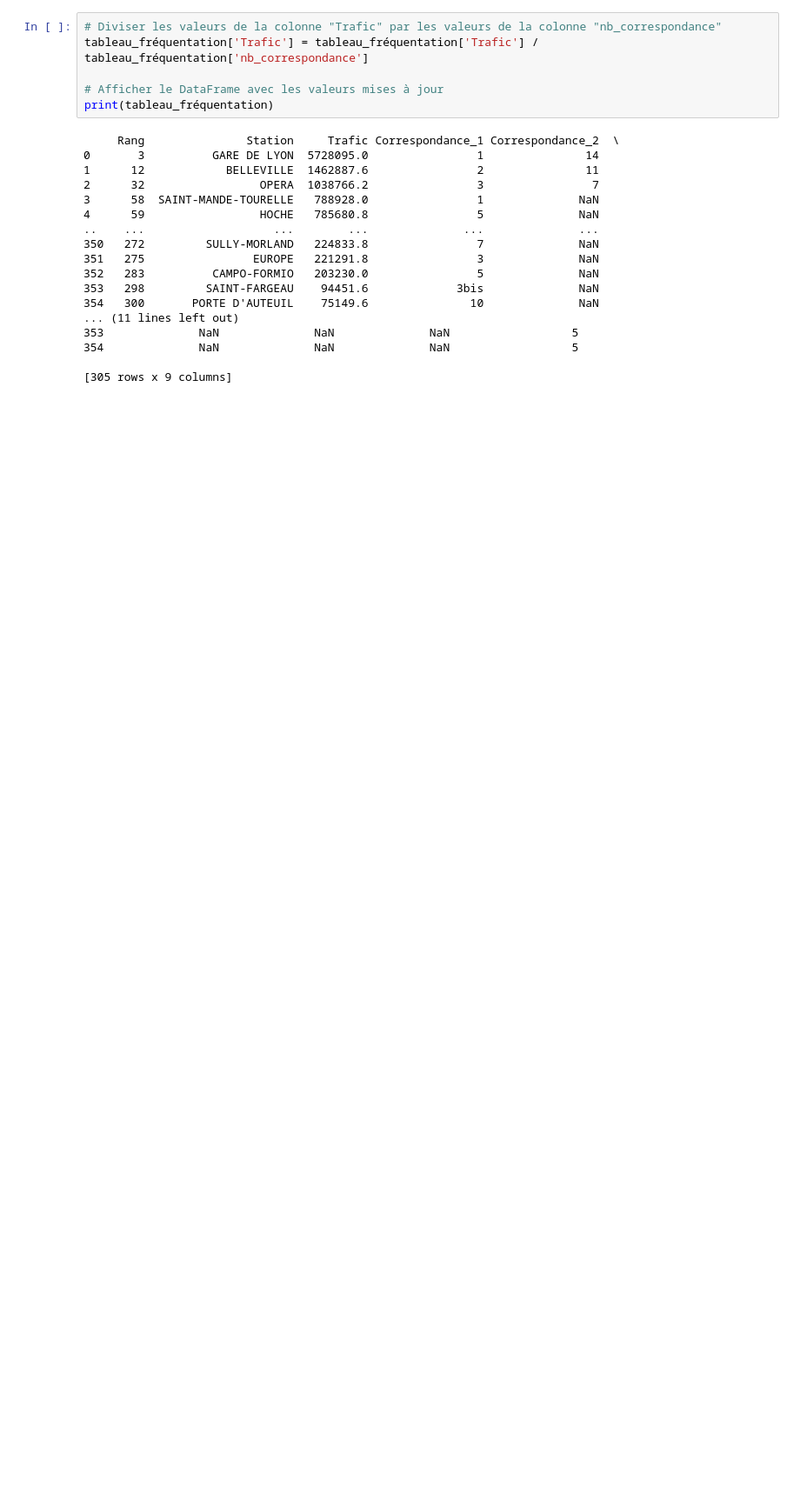
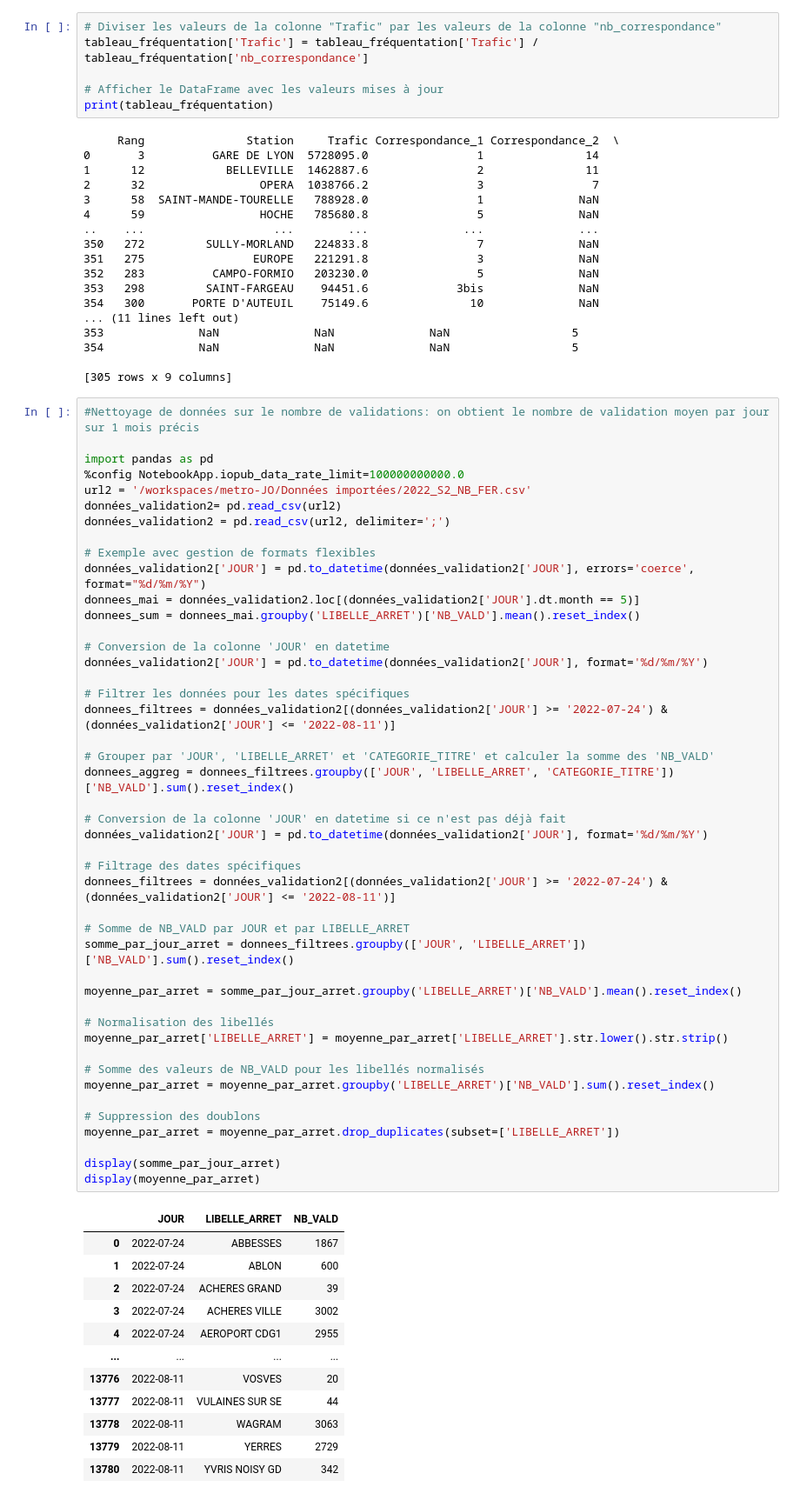
Before and after one commit to sarahthoumyre/metro-JO, a Jupyter notebook: Fréquentation_metro.ipynb, the cells around one changed output. Shown at 87% size. Saved outputs shown, nothing was run; the diff lists cells and outputs as text; blank space fills up the shorter version.

```diff
--- a/Fréquentation_metro.ipynb
+++ b/Fréquentation_metro.ipynb
@@ -176,3 +176,61 @@ print(tableau_fréquentation)
 354              NaN              NaN              NaN                  5
 
 [305 rows x 9 columns]
+# %%
+#Nettoyage de données sur le nombre de validations: on obtient le nombre de validation moyen par jour sur 1 mois précis
+
+import pandas as pd
+%config NotebookApp.iopub_data_rate_limit=100000000000.0
+url2 = '/workspaces/metro-JO/Données importées/2022_S2_NB_FER.csv'
+données_validation2= pd.read_csv(url2)
+données_validation2 = pd.read_csv(url2, delimiter=';')
+
+# Exemple avec gestion de formats flexibles
+données_validation2['JOUR'] = pd.to_datetime(données_validation2['JOUR'], errors='coerce', format="%d/%m/%Y")
+donnees_mai = données_validation2.loc[(données_validation2['JOUR'].dt.month == 5)]
+donnees_sum = donnees_mai.groupby('LIBELLE_ARRET')['NB_VALD'].mean().reset_index()
+
+# Conversion de la colonne 'JOUR' en datetime
+données_validation2['JOUR'] = pd.to_datetime(données_validation2['JOUR'], format='%d/%m/%Y')
+
+# Filtrer les données pour les dates spécifiques
+donnees_filtrees = données_validation2[(données_validation2['JOUR'] >= '2022-07-24') & (données_validation2['JOUR'] <= '2022-08-11')]
+
+# Grouper par 'JOUR', 'LIBELLE_ARRET' et 'CATEGORIE_TITRE' et calculer la somme des 'NB_VALD'
+donnees_aggreg = donnees_filtrees.groupby(['JOUR', 'LIBELLE_ARRET', 'CATEGORIE_TITRE'])['NB_VALD'].sum().reset_index()
+
+# Conversion de la colonne 'JOUR' en datetime si ce n'est pas déjà fait
+données_validation2['JOUR'] = pd.to_datetime(données_validation2['JOUR'], format='%d/%m/%Y')
+
+# Filtrage des dates spécifiques
+donnees_filtrees = données_validation2[(données_validation2['JOUR'] >= '2022-07-24') & (données_validation2['JOUR'] <= '2022-08-11')]
+
+# Somme de NB_VALD par JOUR et par LIBELLE_ARRET
+somme_par_jour_arret = donnees_filtrees.groupby(['JOUR', 'LIBELLE_ARRET'])['NB_VALD'].sum().reset_index()
+
+moyenne_par_arret = somme_par_jour_arret.groupby('LIBELLE_ARRET')['NB_VALD'].mean().reset_index()
+
+# Normalisation des libellés
+moyenne_par_arret['LIBELLE_ARRET'] = moyenne_par_arret['LIBELLE_ARRET'].str.lower().str.strip()
+
+# Somme des valeurs de NB_VALD pour les libellés normalisés
+moyenne_par_arret = moyenne_par_arret.groupby('LIBELLE_ARRET')['NB_VALD'].sum().reset_index()
+
+# Suppression des doublons
+moyenne_par_arret = moyenne_par_arret.drop_duplicates(subset=['LIBELLE_ARRET'])
+
+display(somme_par_jour_arret)
+display(moyenne_par_arret)
+# %% [output]
+|  | JOUR | LIBELLE_ARRET | NB_VALD |
+| 0 | 2022-07-24 | ABBESSES | 1867 |
+| 1 | 2022-07-24 | ABLON | 600 |
+| 2 | 2022-07-24 | ACHERES GRAND | 39 |
+| 3 | 2022-07-24 | ACHERES VILLE | 3002 |
+| 4 | 2022-07-24 | AEROPORT CDG1 | 2955 |
+| ... | ... | ... | ... |
+| 13776 | 2022-08-11 | VOSVES | 20 |
+| 13777 | 2022-08-11 | VULAINES SUR SE | 44 |
+| 13778 | 2022-08-11 | WAGRAM | 3063 |
+| 13779 | 2022-08-11 | YERRES | 2729 |
+| 13780 | 2022-08-11 | YVRIS NOISY GD | 342 |
```
Also changed, not shown: parts of 6 cells of this notebook, 8 other files.
